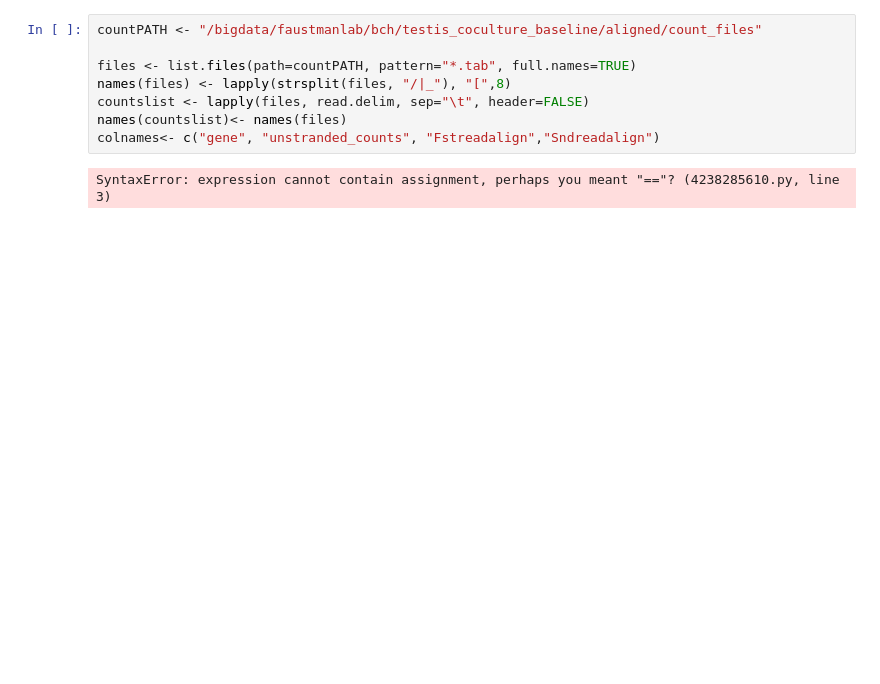
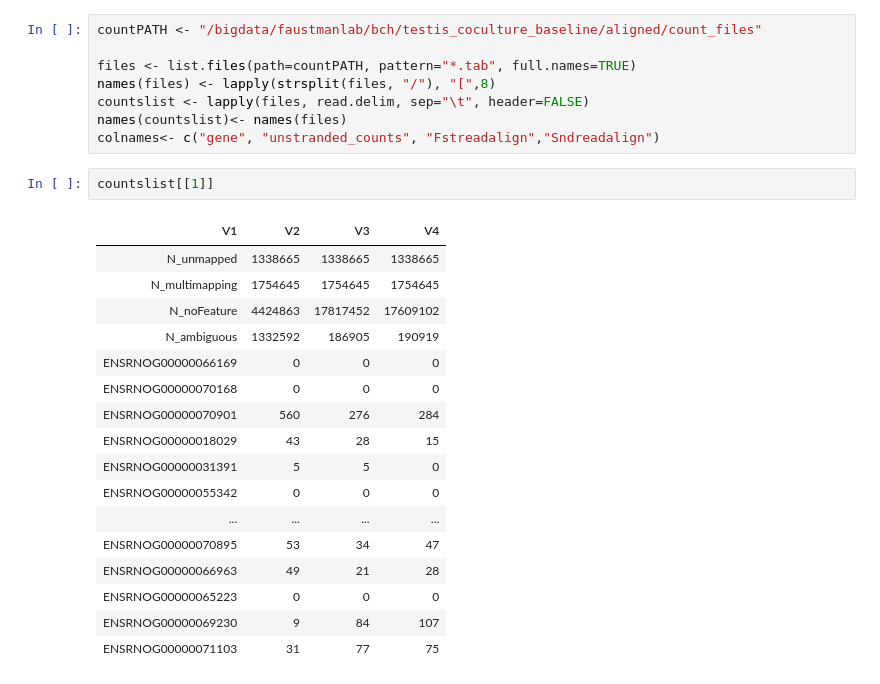
Before and after one commit to bchansen3/rat_testis_827, a Jupyter notebook: load_counts.ipynb, the cells around one changed output. Saved outputs shown, nothing was run; the diff lists cells and outputs as text; blank space fills up the shorter version.

```diff
--- a/load_counts.ipynb
+++ b/load_counts.ipynb
@@ -2,12 +48,30 @@
 countPATH <- "/bigdata/faustmanlab/bch/testis_coculture_baseline/aligned/count_files"
 
 files <- list.files(path=countPATH, pattern="*.tab", full.names=TRUE)
-names(files) <- lapply(strsplit(files, "/|_"), "[",8)
+names(files) <- lapply(strsplit(files, "/"), "[",8)
 countslist <- lapply(files, read.delim, sep="\t", header=FALSE)
 names(countslist)<- names(files)
 colnames<- c("gene", "unstranded_counts", "Fstreadalign","Sndreadalign")
-# %% [output]
-SyntaxError: expression cannot contain assignment, perhaps you meant "=="? (4238285610.py, line 3)
+# %%
+countslist[[1]]
+# %% [output]
+| V1 | V2 | V3 | V4 |
+| N_unmapped | 1338665 | 1338665 | 1338665 |
+| N_multimapping | 1754645 | 1754645 | 1754645 |
+| N_noFeature | 4424863 | 17817452 | 17609102 |
+| N_ambiguous | 1332592 | 186905 | 190919 |
+| ENSRNOG00000066169 | 0 | 0 | 0 |
+| ENSRNOG00000070168 | 0 | 0 | 0 |
+| ENSRNOG00000070901 | 560 | 276 | 284 |
+| ENSRNOG00000018029 | 43 | 28 | 15 |
+| ENSRNOG00000031391 | 5 | 5 | 0 |
+| ENSRNOG00000055342 | 0 | 0 | 0 |
+| ... | ... | ... | ... |
+| ENSRNOG00000070895 | 53 | 34 | 47 |
+| ENSRNOG00000066963 | 49 | 21 | 28 |
+| ENSRNOG00000065223 | 0 | 0 | 0 |
+| ENSRNOG00000069230 | 9 | 84 | 107 |
+| ENSRNOG00000071103 | 31 | 77 | 75 |
 # %%
 # check that this is proper column
 
```
Also changed, not shown: parts of 3 cells of this notebook, 4 other files.
